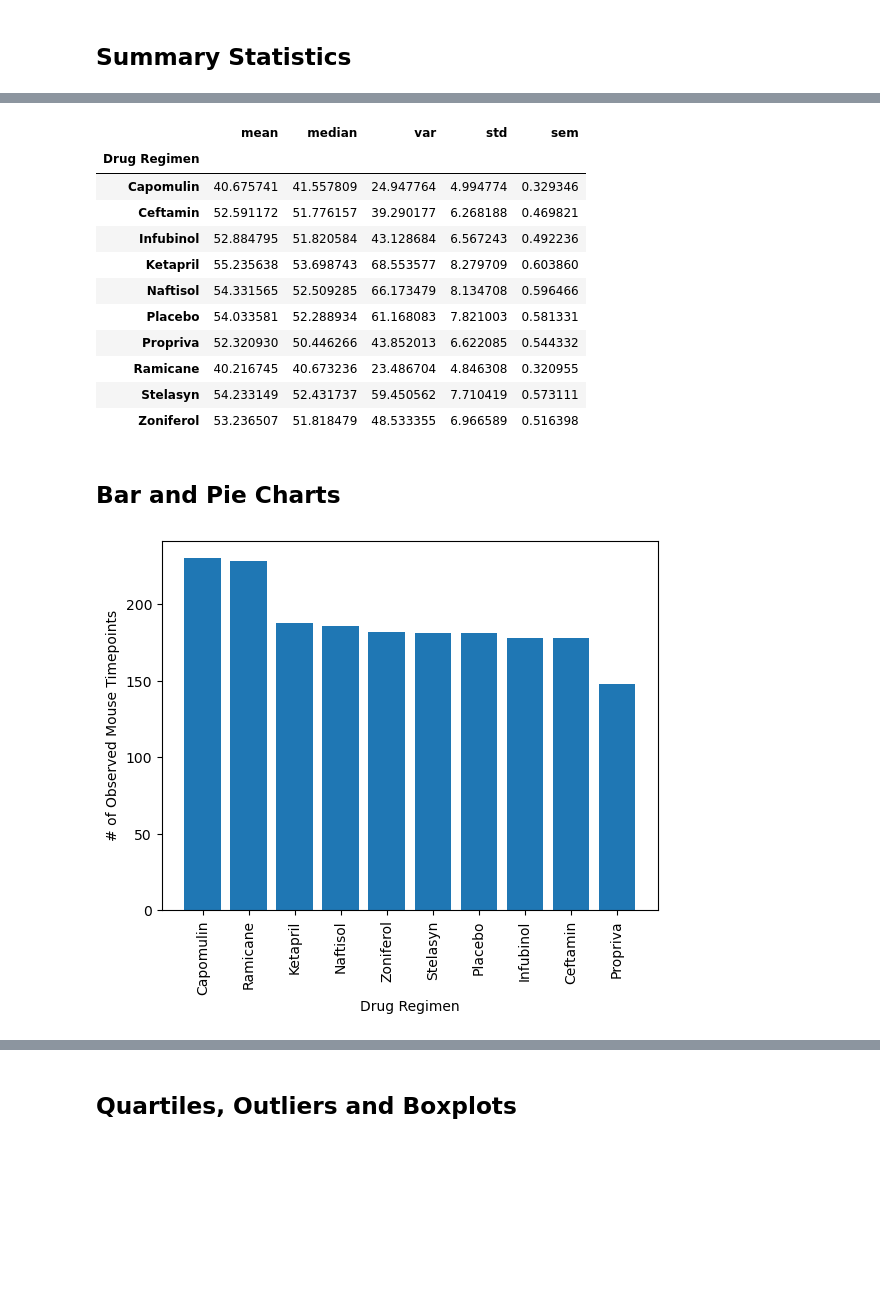
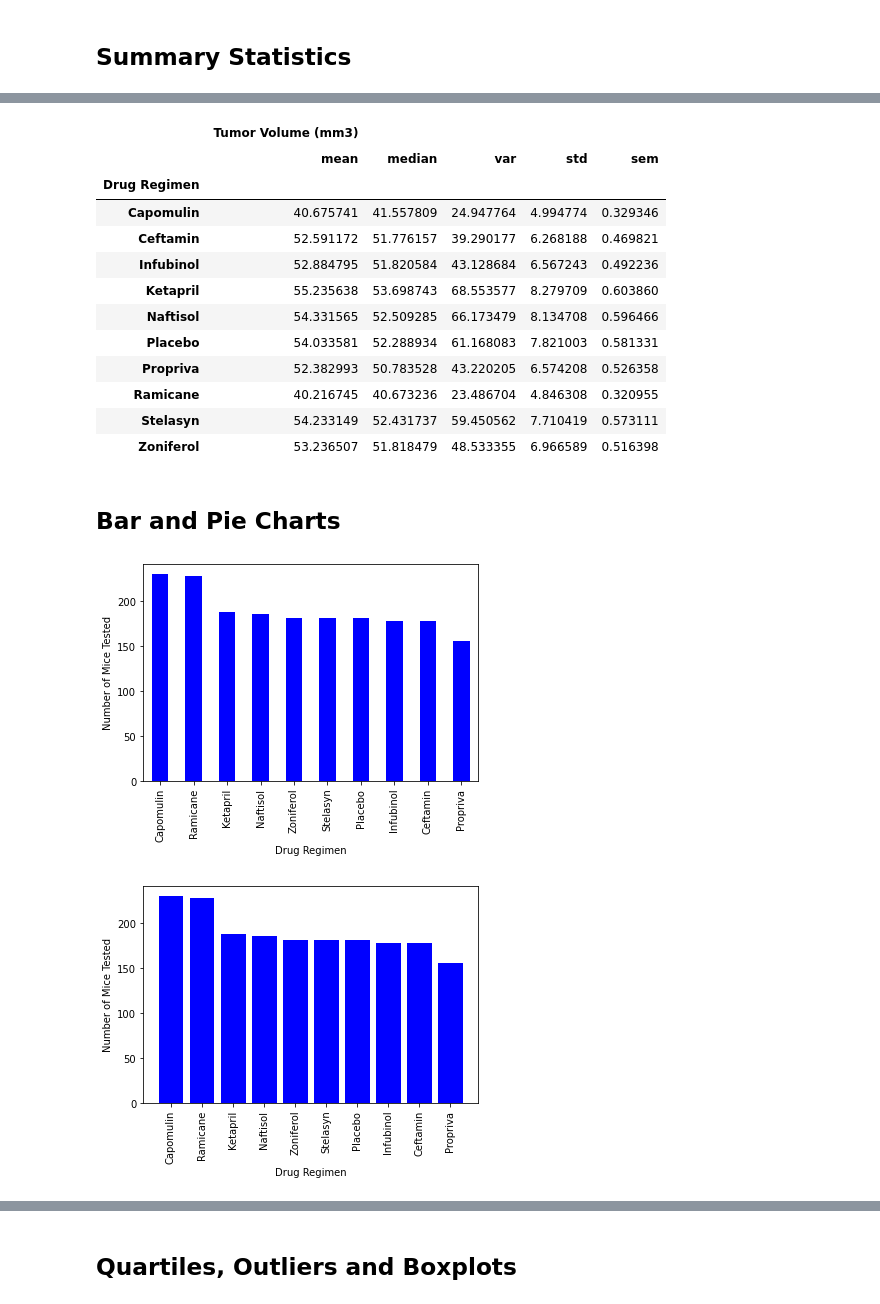
Before and after one commit to nyirumuhetog/Matplotlib, a Jupyter notebook: pymaceuticals_starter.ipynb, the cells around one changed output, grey strips where cells are left out. Cells and saved outputs as stored; diff of their text form; code cells hidden in the pictures; blank space fills up the shorter version.

```diff
--- a/pymaceuticals_starter.ipynb
+++ b/pymaceuticals_starter.ipynb
@@ -67,5 +74,4 @@ index_df.loc['g989']
 # %%
 # Create a clean DataFrame by dropping the duplicate mouse by its ID.
-clean_df = index_df.drop(['g989'])
-# Used .shape to check the rows/columns in the clean_df
-clean_df.shape
+clean_total_data=total_data.drop_duplicates(subset=['Mouse ID', 'Timepoint'])
+clean_total_data.head()
@@ -128,12 +128,12 @@ tumor_df
 # %%
-# A more advanced method to generate a summary statistics table of mean, median, variance, standard deviation,
-# and SEM of the tumor volume for each regimen (only one method is required in the solution)
+# Generate a summary statistics table of mean, median, variance, standard deviation,
+# and SEM of the tumor volume for each regimen
 
-# Using the aggregation method, produce the same summary statistics in a single line
-tumor2 = clean_df2.groupby(['Drug Regimen'])['Tumor Volume (mm3)'].agg(['mean', 'median', 'var', 'std', 'sem'])
-
-tumor2
+# Using the aggregation method, produce the same summary statistics in a single line.
+agg_drug_reg_sum_df = drug_reg_data.groupby(["Drug Regimen"])[["Tumor Volume (mm3)"]].agg(["mean","median","var","std","sem"])
+agg_drug_reg_sum_df
 # %% [output]
+|  | Tumor Volume (mm3) |  |  |  |  |
 |  | mean | median | var | std | sem |
 | Drug Regimen |  |  |  |  |  |
 | Capomulin | 40.675741 | 41.557809 | 24.947764 | 4.994774 | 0.329346 |
@@ -142,7 +142,7 @@ tumor2
 | Ketapril | 55.235638 | 53.698743 | 68.553577 | 8.279709 | 0.603860 |
 | Naftisol | 54.331565 | 52.509285 | 66.173479 | 8.134708 | 0.596466 |
 | Placebo | 54.033581 | 52.288934 | 61.168083 | 7.821003 | 0.581331 |
-| Propriva | 52.320930 | 50.446266 | 43.852013 | 6.622085 | 0.544332 |
+| Propriva | 52.382993 | 50.783528 | 43.220205 | 6.574208 | 0.526358 |
 | Ramicane | 40.216745 | 40.673236 | 23.486704 | 4.846308 | 0.320955 |
 | Stelasyn | 54.233149 | 52.431737 | 59.450562 | 7.710419 | 0.573111 |
 | Zoniferol | 53.236507 | 51.818479 | 48.533355 | 6.966589 | 0.516398 |
@@ -154,13 +151,36 @@ timepoint = clean_df2.groupby(['Drug Regimen'])['Timepoint'].count()
+# %%
+# Generate a bar plot showing the total number of timepoints for all mice tested for each drug regimen using Pandas.
+
+# Filter the DataFrame down only to those columns to chart
+mice_and_drugs = clean_total_data[["Drug Regimen","Timepoint"]]
+
+
+#find count per drug
+mice_per_drug = mice_and_drugs["Drug Regimen"].value_counts()
+mice_per_drug
+
+
+
+#Use DataFrame.plot() in order to create a bar chart of the data
+mice_per_drug.plot(kind="bar",color = "b",
+                  xlabel="Drug Regimen",
+                  ylabel="Number of Mice Tested")
+
+plt.show()
+# %% [output]
+[figure, added]
 # %%
-# Generate a bar plot showing the total number of rows (Mouse ID/Timepoints) for each drug regimen using pyplot.
-timepoint_desc = timepoint.sort_values(ascending=False) # sorted values
-plt.bar(timepoint_desc.index, timepoint_desc.values) # used pyplot function
-plt.ylabel('Number of Timepoints', size=10) # define y label
-plt.xlabel('Drug Regimen') # define x label
-plt.xticks(rotation='vertical') # this is to rotate the x values
+# Generate a bar plot showing the total number of timepoints for all mice tested for each drug regimen using pyplot.
+drugs = mice_per_drug.index.values
+count = mice_per_drug.values
 
+#graph build and display
+plt.bar(drugs, count, color="b", align="center")
+plt.xlabel('Drug Regimen')
+plt.ylabel('Number of Mice Tested')
+plt.xticks(rotation=90)
 plt.show()
 # %% [output]
-[figure, old version]
+[figure, new version]
 # %%
 # Generate a pie plot showing the distribution of female versus male mice using Pandas
```
Also changed, not shown: parts of 23 cells of this notebook.
